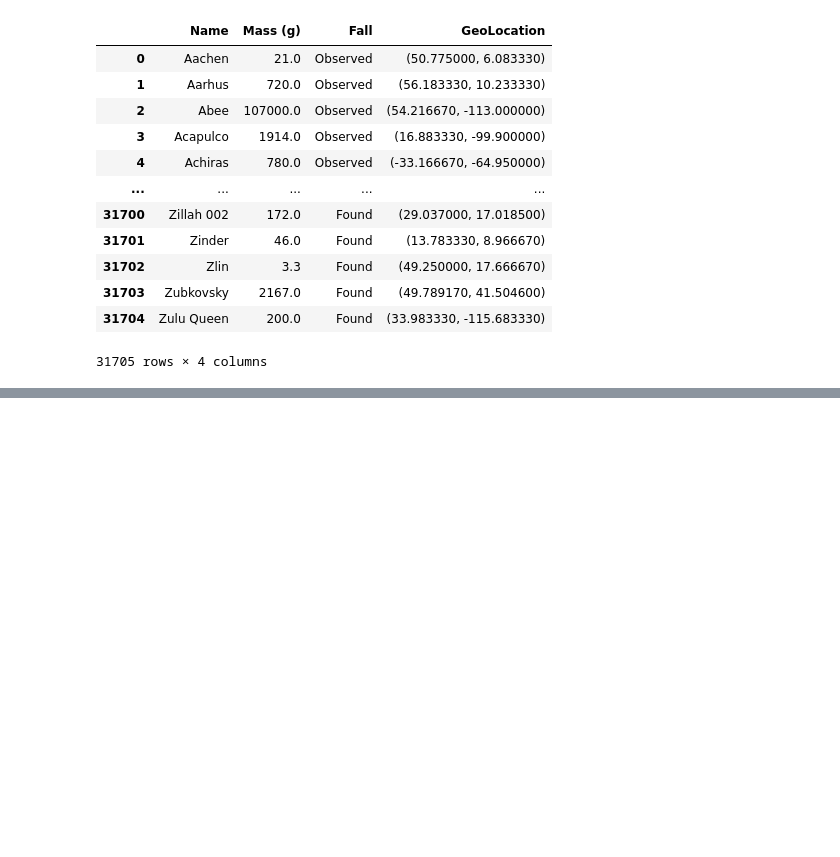
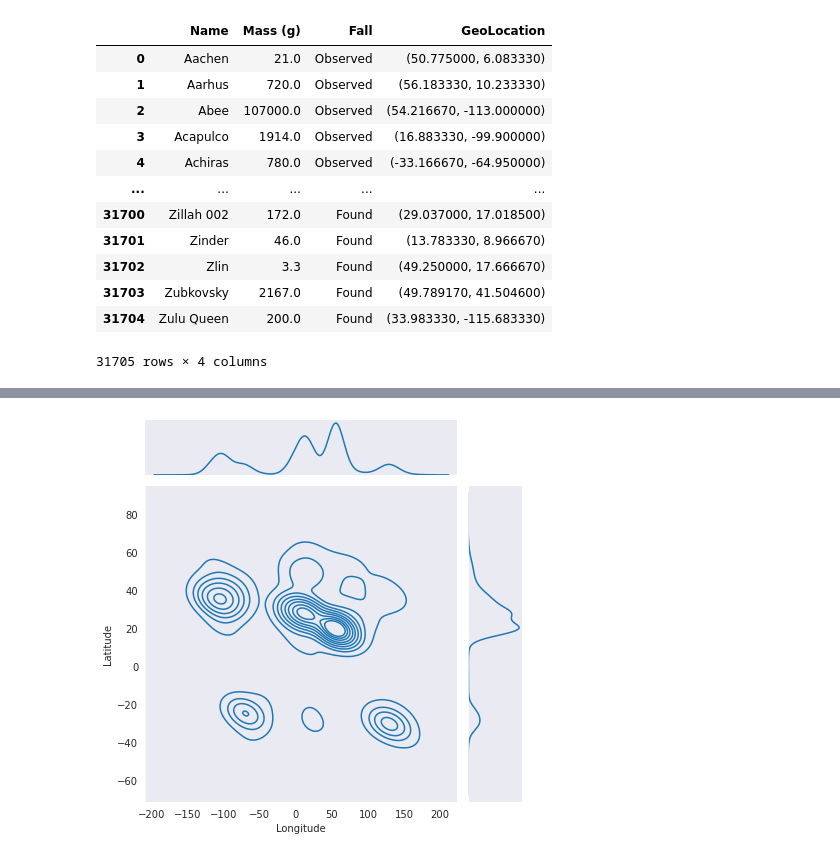
Before and after one commit to data301-2020-winter2/course-project-group_1008, a Jupyter notebook: analysis/Laura/milestone2.ipynb, the cells around one changed output, grey strips where cells are left out. Cells and saved outputs as stored; diff of their text form; code cells hidden in the pictures; blank space fills up the shorter version.

```diff
--- a/analysis/Laura/milestone2.ipynb
+++ b/analysis/Laura/milestone2.ipynb
@@ -85 +120,6 @@ laura
+# %%
+with sns.axes_style('dark'):
+    sns.jointplot(x="Longitude", y="Latitude", data=dfnew, palette="inferno",kind='kde');
+# %% [output]
+[figure, added]
 # %%
```
Also changed, not shown: parts of 22 cells of this notebook, 1 other file.
